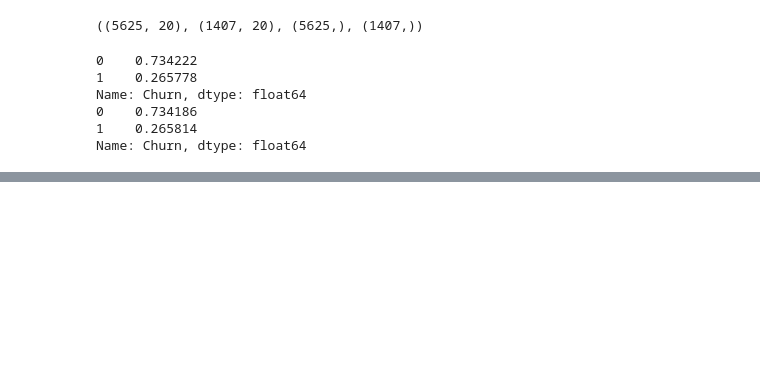
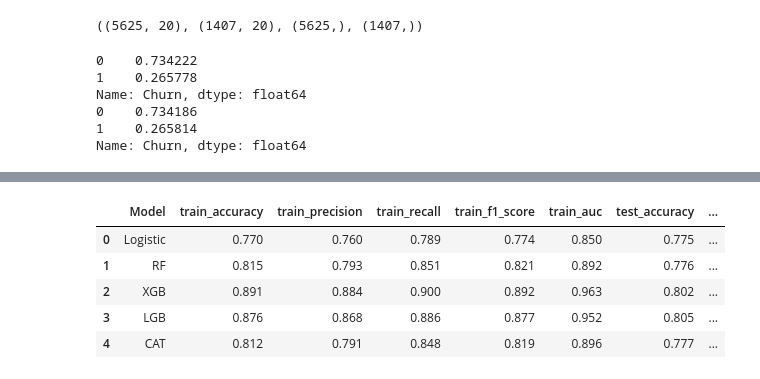
Before and after one commit to maengg/Customer_churn, a Jupyter notebook: Customer_churn.ipynb, the cells around one changed output, grey strips where cells are left out. Drawn from its saved outputs; the diff is of its cells as text; code cells hidden in the pictures; blank space fills up the shorter version.

```diff
--- a/Customer_churn.ipynb
+++ b/Customer_churn.ipynb
@@ -704,0 +634,25 @@ result_report(train_preds, test_preds, y_train_over ,y_test)
+# %%
+# LGBMClassifier
+
+lgb = LGBMClassifier(class_weight='balanced',max_depth=5, random_state=2)
+
+lgb.fit(X_train_preprocessed, y_train)
+
+lgb_pred_train, lgb_pred_test, lgb_proba_train, lgb_proba_test = model_predict(lgb, X_train_preprocessed, X_test_preprocessed)
+# %%
+# CatBoostClassifier
+
+cat_feature = list(np.where(X_train.dtypes != float)[0])
+cat_feature
+
+cat = CatBoostClassifier(iterations=5,
+                         depth = 6,
+                         random_state=2)
+
+cat.fit(X_train_preprocessed, y_train,
+        cat_features = cat_feature.remove(3),
+        eval_set = (X_test_preprocessed,y_test),
+        verbose = False
+        )
+
+cat_pred_train, cat_pred_test, cat_proba_train, cat_proba_test = model_predict(cat, X_train_preprocessed, X_test_preprocessed)
@@ -704,0 +767,17 @@ result_report(train_preds, test_preds, y_train_over ,y_test)
+# %%
+# SMOTE 결과
+model_names = ['Logistic', 'RF', 'XGB', 'LGB', 'CAT']
+train_preds = [log_pred_train_res, rf_pred_train_res, xgb_pred_train_res, lgb_pred_train_res, cat_pred_train_res]
+test_preds = [log_pred_test_res, rf_pred_test_res, xgb_pred_test_res, lgb_pred_test_res, cat_pred_test_res]
+train_pobas = [log_proba_train_res, rf_proba_train_res, xgb_proba_train_res, lgb_proba_train_res, cat_proba_train_res]
+test_probas = [log_proba_test_res, rf_proba_test_res, xgb_proba_test_res, lgb_proba_test_res, cat_proba_test_res]
+
+res_result = result_report(model_names, train_preds, test_preds, train_pobas, test_probas, y_train_res ,y_test)
+res_result
+# %% [output]
+|  | Model | train_accuracy | train_precision | train_recall | train_f1_score | train_auc | test_accuracy | ... |
+| 0 | Logistic | 0.770 | 0.760 | 0.789 | 0.774 | 0.850 | 0.775 | ... |
+| 1 | RF | 0.815 | 0.793 | 0.851 | 0.821 | 0.892 | 0.776 | ... |
+| 2 | XGB | 0.891 | 0.884 | 0.900 | 0.892 | 0.963 | 0.802 | ... |
+| 3 | LGB | 0.876 | 0.868 | 0.886 | 0.877 | 0.952 | 0.805 | ... |
+| 4 | CAT | 0.812 | 0.791 | 0.848 | 0.819 | 0.896 | 0.777 | ... |
```
Also changed, not shown: parts of 68 cells of this notebook.
